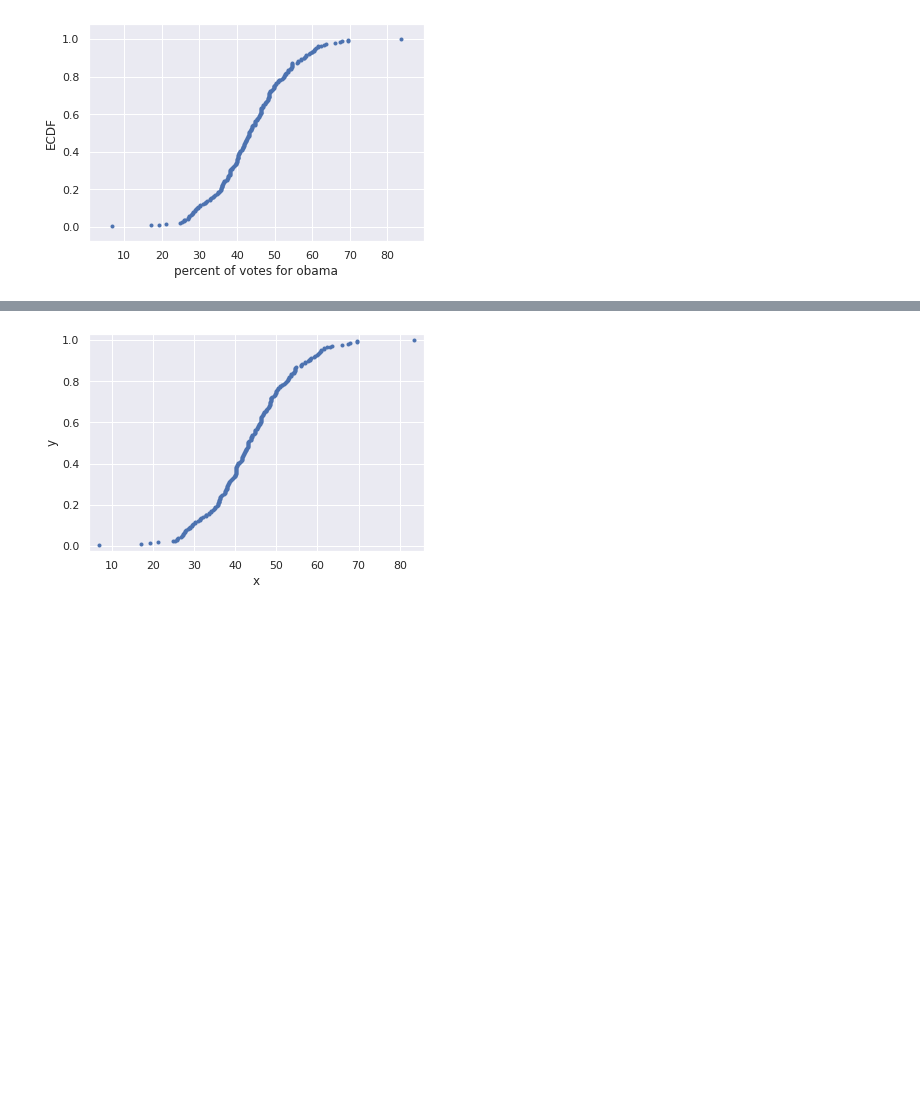
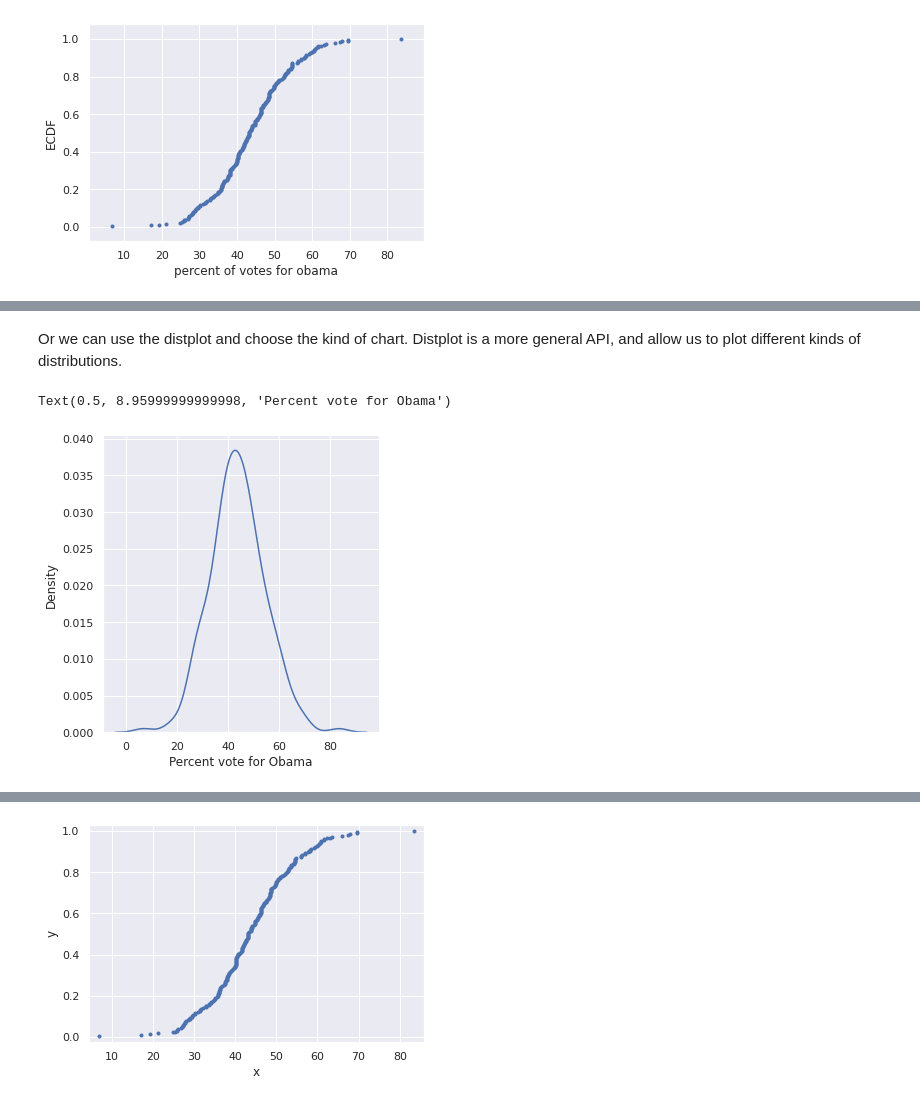
Before and after one commit to LucianoBatista/study-sprints, a Jupyter notebook: sprint-2021-11-16/datacamp/think-prop-pt1/graph-data-analysis.ipynb, the cells around one changed output, grey strips where cells are left out. Cells and saved outputs as stored; diff of their text form; code cells hidden in the pictures; blank space fills up the shorter version.

```diff
--- a/sprint-2021-11-16/datacamp/think-prop-pt1/graph-data-analysis.ipynb
+++ b/sprint-2021-11-16/datacamp/think-prop-pt1/graph-data-analysis.ipynb
@@ -93,0 +101,8 @@ plt.show()
+# %% [markdown]
+Or we can use the distplot and choose the kind of chart. Distplot is a more general API, and allow us to plot different kinds of distributions.
+# %%
+_ = sns.displot(x="dem_share", data=df_swing_states, kind="kde")
+plt.xlabel("Percent vote for Obama")
+# %% [output]
+Text(0.5, 8.95999999999998, 'Percent vote for Obama')
+[figure, added]
```
Also changed, not shown: parts of 5 cells of this notebook, 2 other files.
